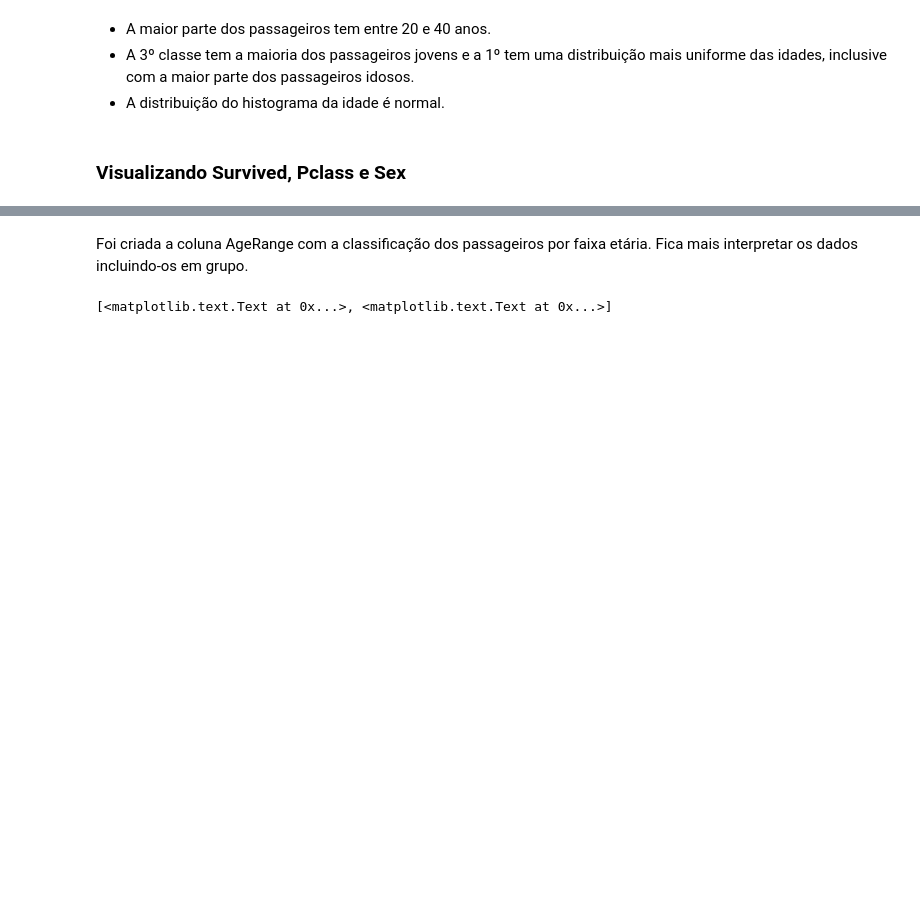
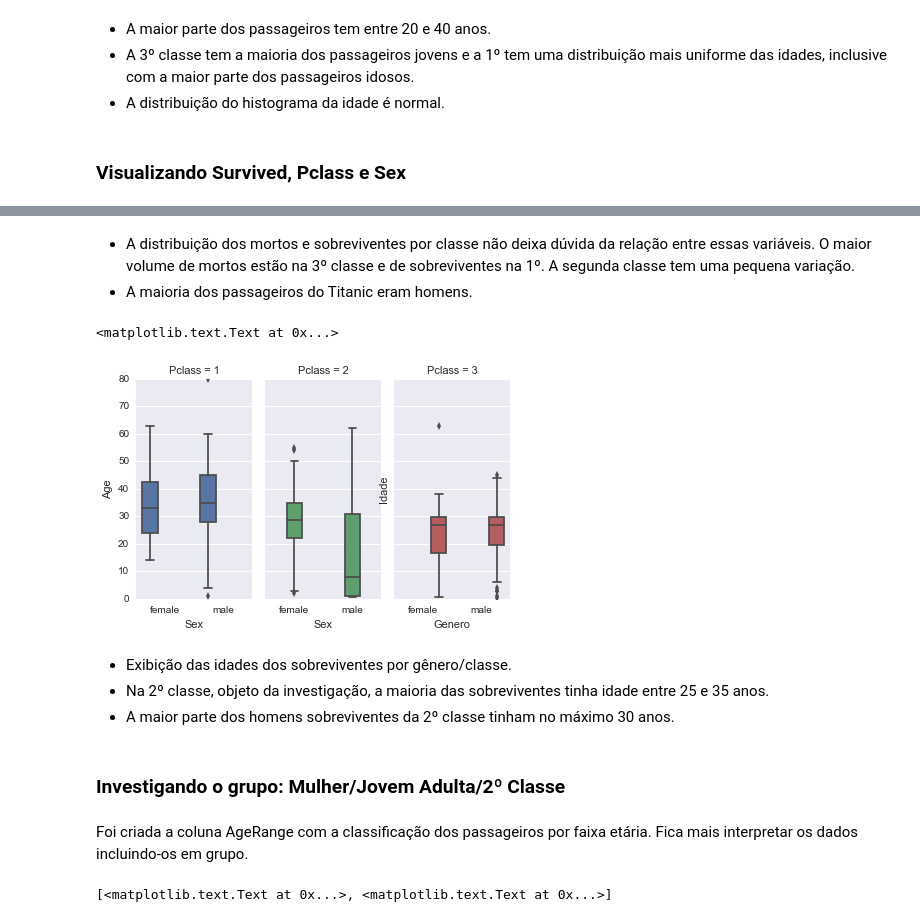
Before and after one commit to liebycardoso/Data_Analysis, a Jupyter notebook: Titanic.ipynb, the cells around one changed output, grey strips where cells are left out. Drawn from its saved outputs; the diff is of its cells as text; code cells hidden in the pictures; blank space fills up the shorter version.

```diff
--- a/Titanic.ipynb
+++ b/Titanic.ipynb
@@ -512,19 +513,29 @@ plt.title("Total Homens e Mulheres")
+# %% [markdown]
+* A distribuição dos mortos e sobreviventes por classe não deixa dúvida da relação entre essas variáveis. O maior volume de mortos estão na 3º classe e de sobreviventes na 1º. A segunda classe tem uma pequena variação.
+* A maioria dos passageiros do Titanic eram homens.
 # %%
-# criando o subplot3
-#ax3 = plt.subplot(3,1,3)
 # Cria série com os dados de todos os sobreviventes
 sobreviventes = titanic_df[titanic_df['Survived']==1]
 
 # Para os sobreviventes, calcula a média da idade por classe e gênero
 #sobreviventes.groupby(['Pclass','Sex']).mean()['Age'].plot.bar()
 sb.factorplot(x="Sex", y="Age", hue="Pclass",
                col="Pclass", data=sobreviventes, kind="box", size=4, aspect=.5)
 
-# Define configurações do grafico ax2
-plt.xlabel("Classe/Genero")
+# Define configurações do grafico
+plt.xlabel("Genero")
 plt.ylabel('Idade')
 #plt.title("Idade media dos sobreviventes por classe/genero")
 ##plt.legend('Media_Idade', loc='best')
+# %% [output]
+<matplotlib.text.Text at 0x...>
+[figure, added]
+# %% [markdown]
+* Exibição das idades dos sobreviventes por gênero/classe.
+* Na 2º classe, objeto da investigação, a maioria das sobreviventes tinha idade entre 25 e 35 anos.
+* A maior parte dos homens sobreviventes da 2º classe tinham no máximo 30 anos.
+# %% [markdown]
+### Investigando o grupo: Mulher/Jovem Adulta/2º Classe
 # %% [markdown]
 Foi criada a coluna AgeRange com a classificação dos passageiros por faixa etária. Fica mais interpretar os dados incluindo-os em grupo.
 # %%
```
Also changed, not shown: parts of 46 cells of this notebook.
